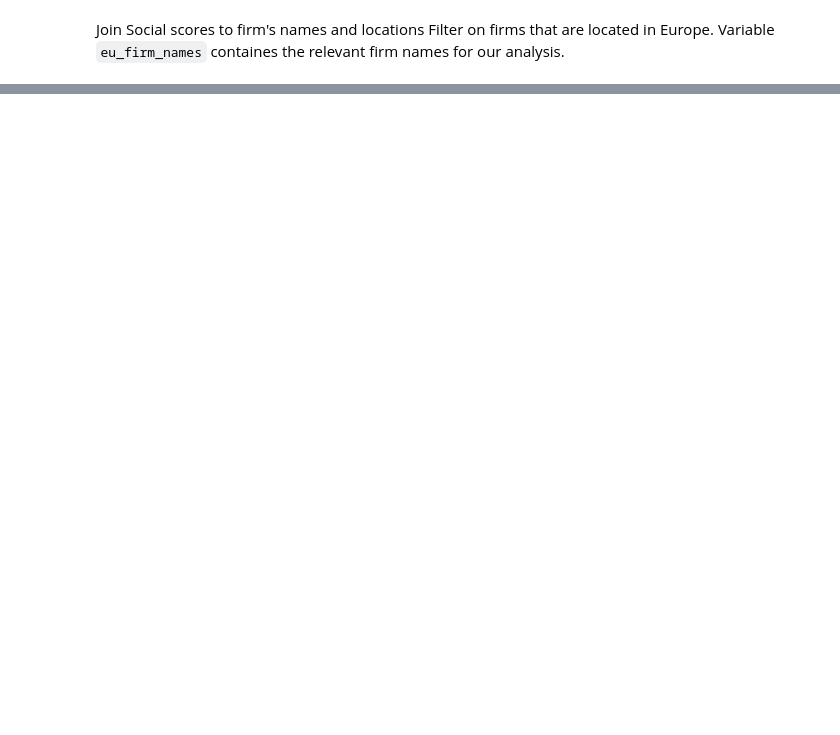
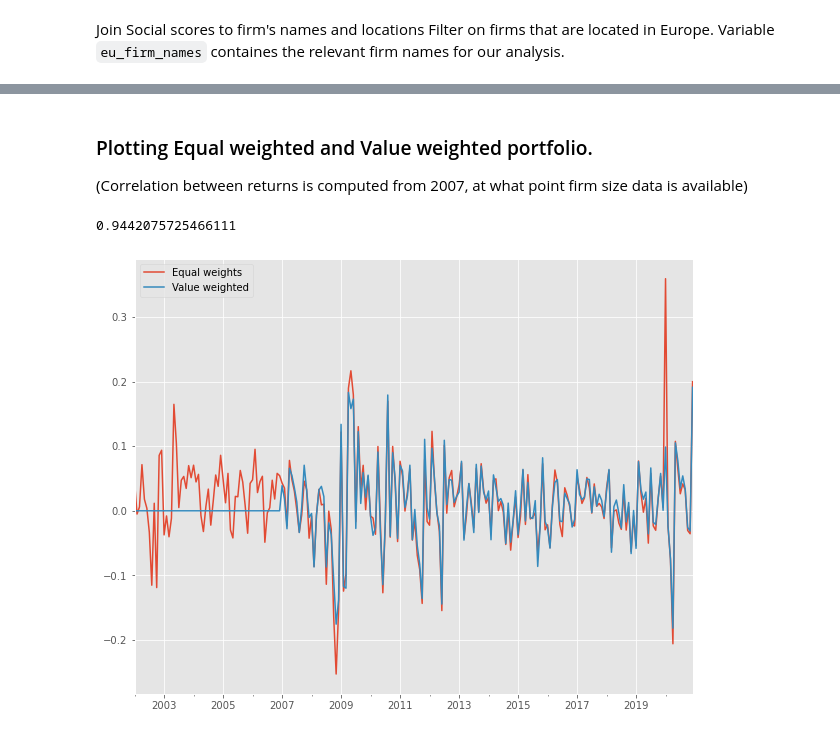
Before and after one commit to 0xMarmelade/FIN-429-Sustainable-finance, a Jupyter notebook: h1.ipynb, the cells around one changed output, grey strips where cells are left out. Drawn from its saved outputs; the diff is of its cells as text; code cells hidden in the pictures; blank space fills up the shorter version.

```diff
--- a/h1.ipynb
+++ b/h1.ipynb
@@ -91,0 +128,9 @@ KeyboardInterrupt:
+# %% [markdown]
+### Plotting Equal weighted and Value weighted portfolio.
+(Correlation between returns is computed from 2007, at what point firm size data is available)
+# %%
+value_weighted_portfolio.sum(axis=1).plot(label='Value weighted', legend=True, ax=equal_weights_returns.sum(axis='columns').plot(label='Equal weights', legend=True), figsize=(10,8))
+value_weighted_portfolio.sum(axis=1)[value_weighted_portfolio.index.year > 2006].corr(equal_weights_returns.sum(axis=1))
+# %% [output]
+0.9442075725466111
+[figure, added]
```
Also changed, not shown: parts of 22 cells of this notebook, 13 other files.
